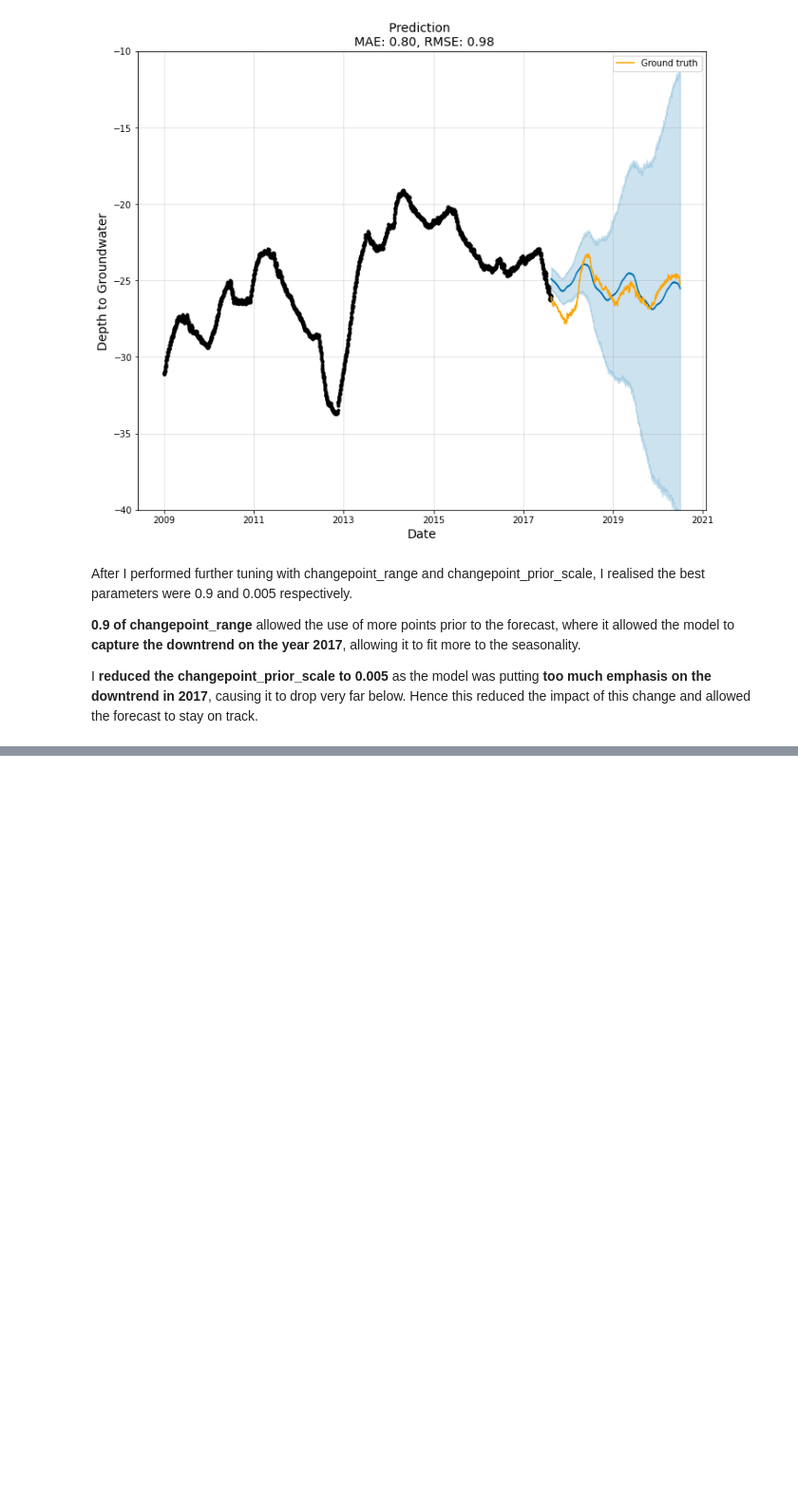
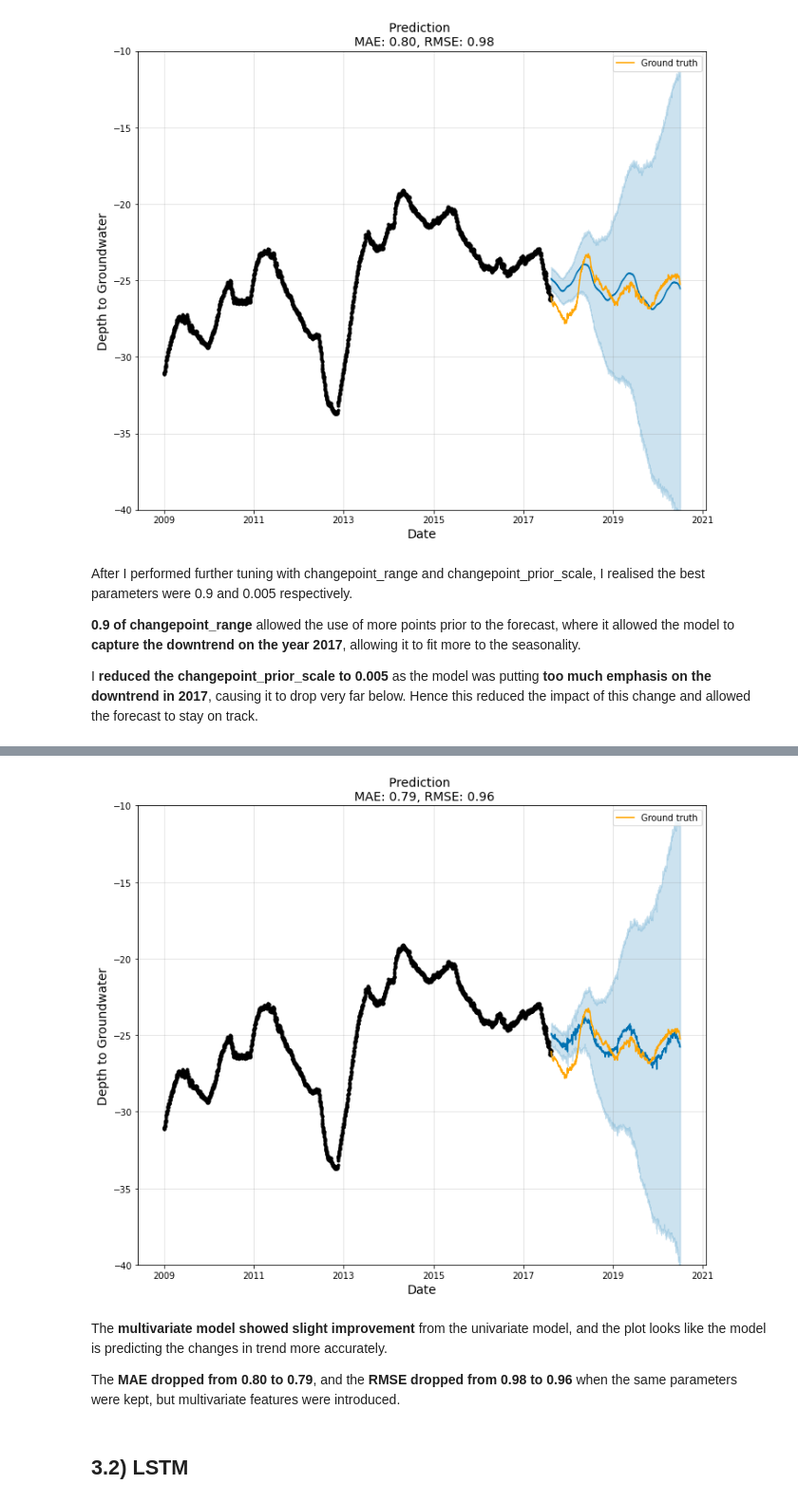
Before and after one commit to bkleck/WaterAnalytics, a Jupyter notebook: machine_learning.ipynb, the cells around one changed output, grey strips where cells are left out. Shown at 95% size. Saved outputs shown, nothing was run; the diff lists cells and outputs as text; code cells hidden in the pictures; blank space fills up the shorter version.

```diff
--- a/machine_learning.ipynb
+++ b/machine_learning.ipynb
@@ -291,0 +387,21 @@ I **reduced the changepoint_prior_scale to 0.005** as the model was putting **to
+# %%
+# Plot the forecast
+f, ax = plt.subplots(1, figsize=(10, 8))
+
+model.plot(y_pred, ax=ax)
+sns.lineplot(x=x_valid['ds'], y=y_valid['y'], ax=ax, color='orange', label='Ground truth') #navajowhite
+
+ax.set_title(f'Prediction \n MAE: {score_mae:.2f}, RMSE: {score_rmse:.2f}', fontsize=14)
+ax.set_xlabel(xlabel='Date', fontsize=14)
+ax.set_ylabel(ylabel='Depth to Groundwater', fontsize=14)
+ax.set_ylim([-40, -10])
+
+plt.show()
+# %% [output]
+[figure, added]
+# %% [markdown]
+The **multivariate model showed slight improvement** from the univariate model, and the plot looks like the model is predicting the changes in trend more accurately.
+
+The **MAE dropped from 0.80 to 0.79**, and the **RMSE dropped from 0.98 to 0.96** when the same parameters were kept, but multivariate features were introduced.
+# %% [markdown]
+## 3.2) LSTM
```
Also changed, not shown: parts of 27 cells of this notebook.
